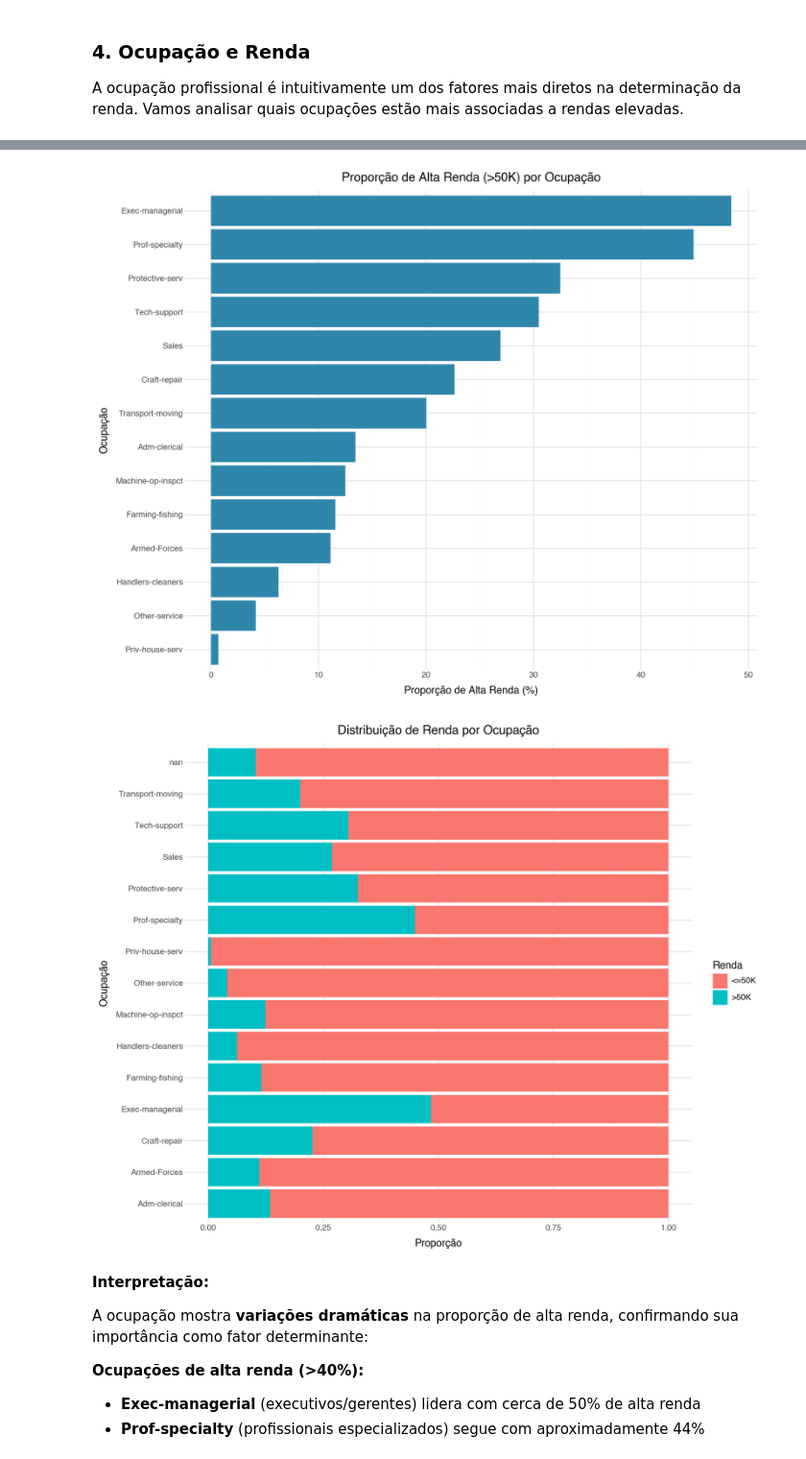
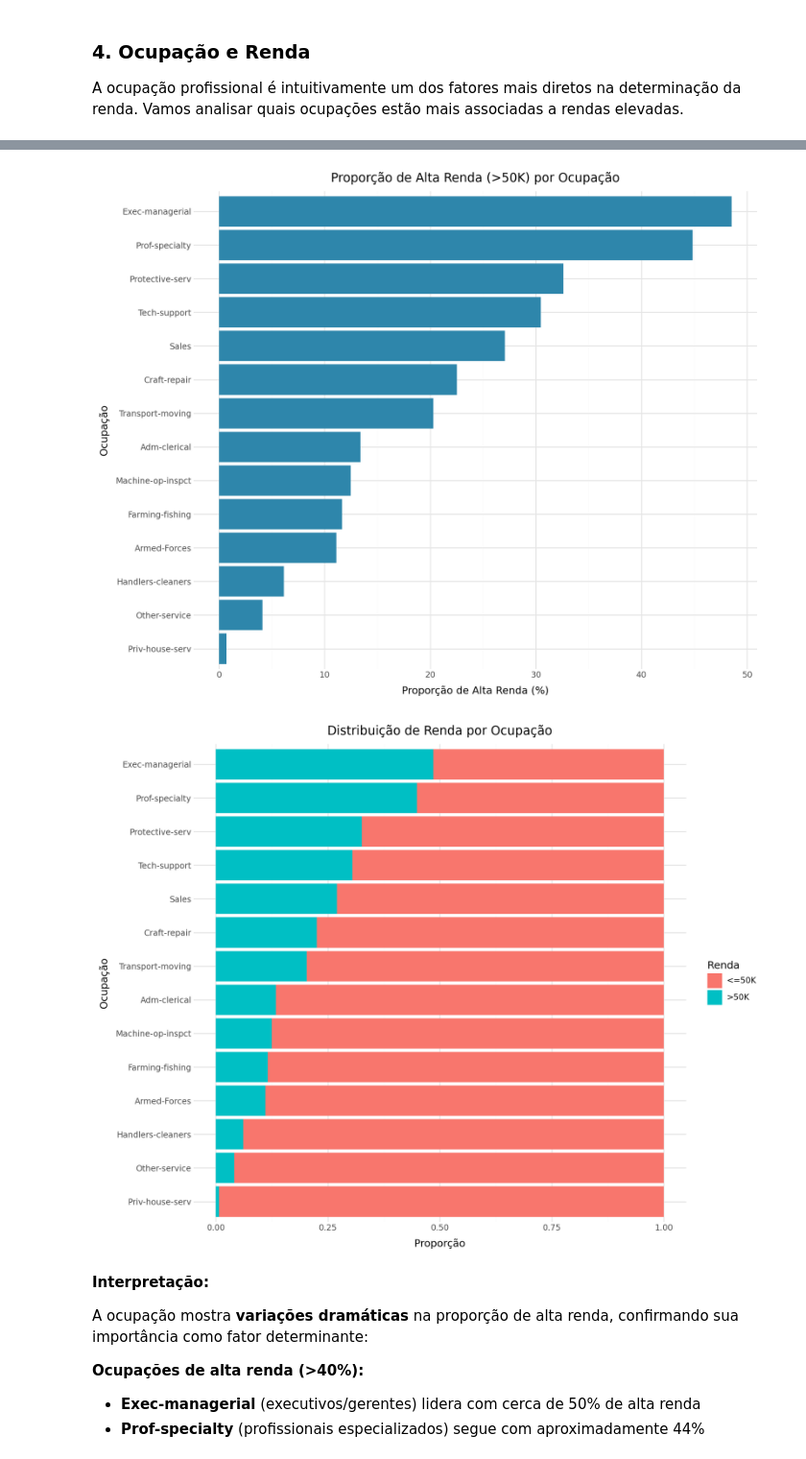
Before and after one commit to vivsoliveira/Adult-Census-Income, a Jupyter notebook: main.ipynb, the cells around one changed output, grey strips where cells are left out. Shown at 96% size. Cells and saved outputs as stored; diff of their text form; code cells hidden in the pictures.

```diff
--- a/main.ipynb
+++ b/main.ipynb
@@ -136,0 +174,6 @@ dtype: int64
+# %%
+# Removendo linhas com valores ausentes
+print(f"Dataset original: {len(df):,} linhas")
+df = df.dropna()
+print(f"Dataset limpo: {len(df):,} linhas")
+print(f"Dados mantidos: {100*len(df)/32561:.1f}%")
@@ -436,20 +505,31 @@ occupation_prop
  theme_minimal() +
  theme(figure_size=(10, 8)))
 # %% [output]
-[figure, old version]
+[figure, new version]
 # %%
 # Gráfico mostrando volume e proporção
-(ggplot(df, aes(x='occupation', fill='income')) +
- geom_bar(position='fill') +
- coord_flip() +
- labs(title='Distribuição de Renda por Ocupação',
-      x='Ocupação',
-      y='Proporção',
-      fill='Renda') +
- theme_minimal() +
- theme(figure_size=(10, 8)))
+# Ordenando ocupação pela proporção de alta renda
+occupation_order = (df
+                    .groupby('occupation')
+                    .agg(high_income=('income', lambda x: (x == '>50K').sum()),
+                         total=('income', 'count'))
+                    .assign(prop=lambda x: x['high_income'] / x['total'])
+                    .sort_values('prop')
+                    .index.tolist())
+
+(df
+ .assign(occupation=lambda _: pd.Categorical(_.occupation, categories=occupation_order, ordered=True))
+ .pipe(lambda _: ggplot(_, aes(x='occupation', fill='income')) +
+           geom_bar(position='fill') +
+           coord_flip() +
+           labs(title='Distribuição de Renda por Ocupação',
+                x='Ocupação',
+                y='Proporção',
+                fill='Renda') +
+           theme_minimal() +
+           theme(figure_size=(10, 8))))
 # %% [output]
-[figure, old version]
+[figure, new version]
 # %% [markdown]
 **Interpretação:**
 
```
Also changed, not shown: parts of 29 cells of this notebook.
